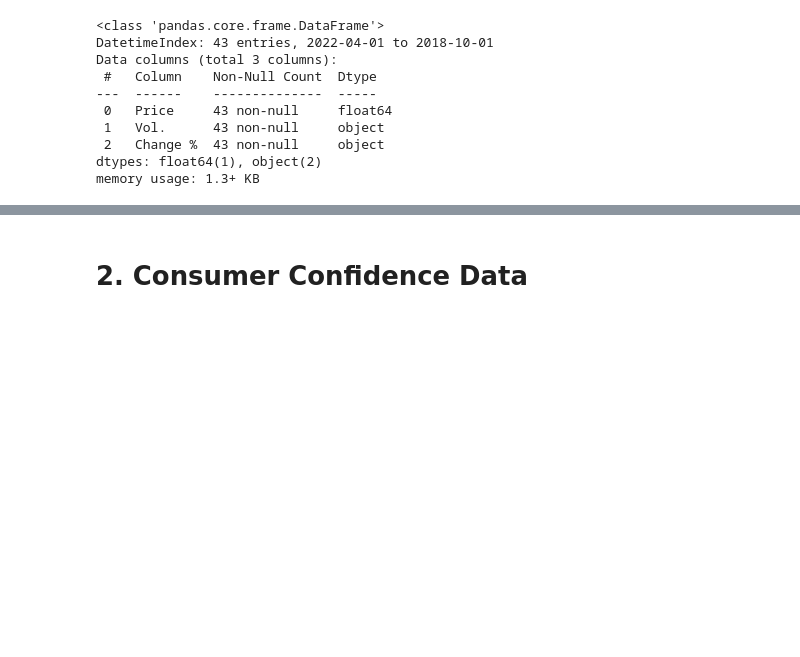
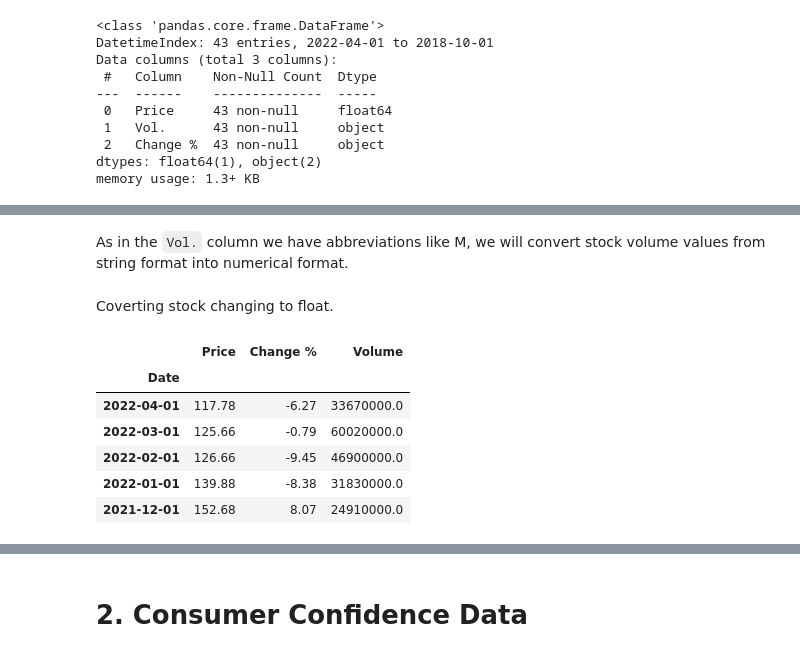
Before and after one commit to MGN19/Siemens-forecast, a Jupyter notebook: Transform External Data.ipynb, the cells around one changed output, grey strips where cells are left out. Drawn from its saved outputs; the diff is of its cells as text; code cells hidden in the pictures; blank space fills up the shorter version.

```diff
--- a/Transform External Data.ipynb
+++ b/Transform External Data.ipynb
@@ -56,10 +101,24 @@ def convert_volume(vol_str):
         vol_str = vol_str.replace('M', 'e6').replace('K', 'e3').replace(',', '')
         return float(eval(vol_str))
     return vol_str
+# %% [markdown]
+As in the `Vol.` column we have abbreviations like M, we will convert stock volume values from string format into numerical format.
 # %%
 stock2['Volume'] = stock2['Vol.'].apply(convert_volume)
+# %% [markdown]
+Coverting stock changing to float.
 # %%
 stock2['Change %'] = stock2['Change %'].str.replace('%', '')
 stock2['Change %'] = pd.to_numeric(stock2['Change %'], errors='coerce')  # convert to float
 # %%
 stock2.drop('Vol.', axis = 1, inplace = True)
+# %%
+stock2.head()
+# %% [output]
+|  | Price | Change % | Volume |
+| Date |  |  |  |
+| 2022-04-01 | 117.78 | -6.27 | 33670000.0 |
+| 2022-03-01 | 125.66 | -0.79 | 60020000.0 |
+| 2022-02-01 | 126.66 | -9.45 | 46900000.0 |
+| 2022-01-01 | 139.88 | -8.38 | 31830000.0 |
+| 2021-12-01 | 152.68 | 8.07 | 24910000.0 |
```
Also changed, not shown: parts of 12 cells of this notebook.
